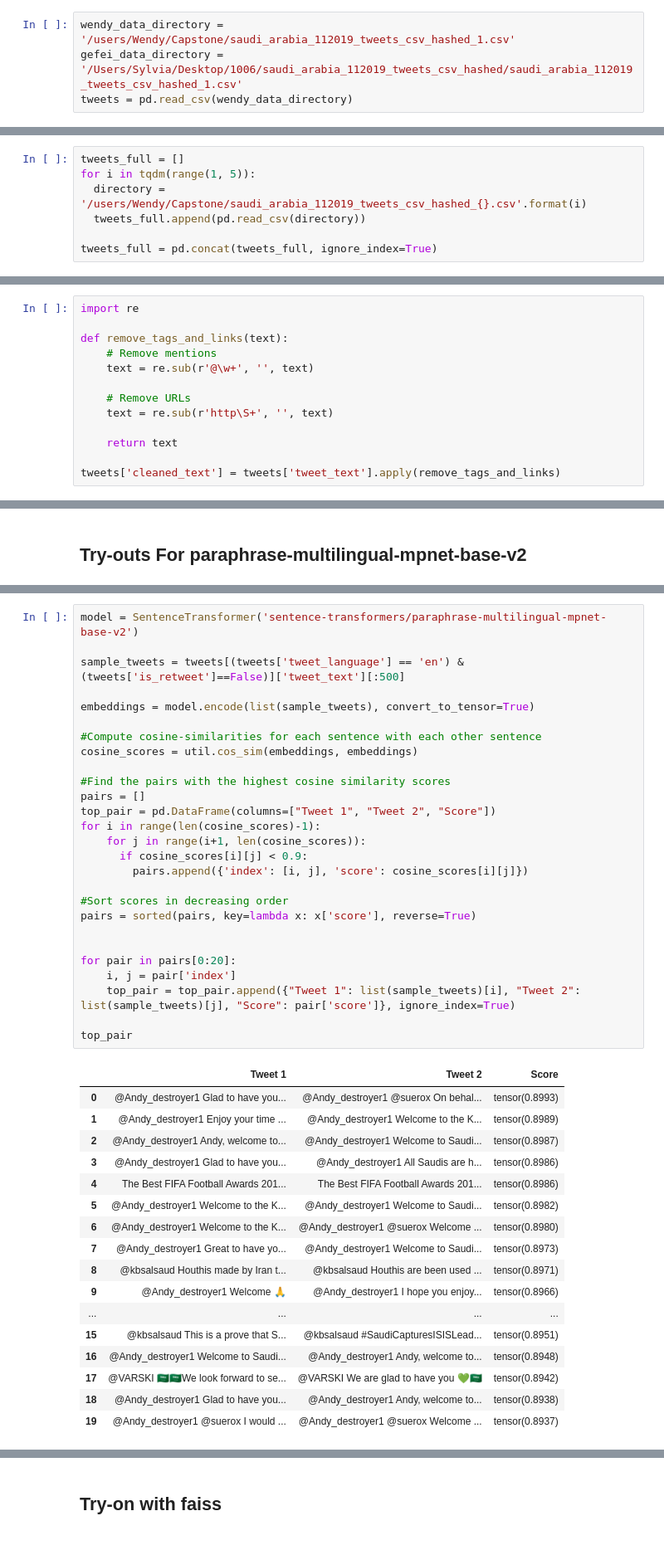
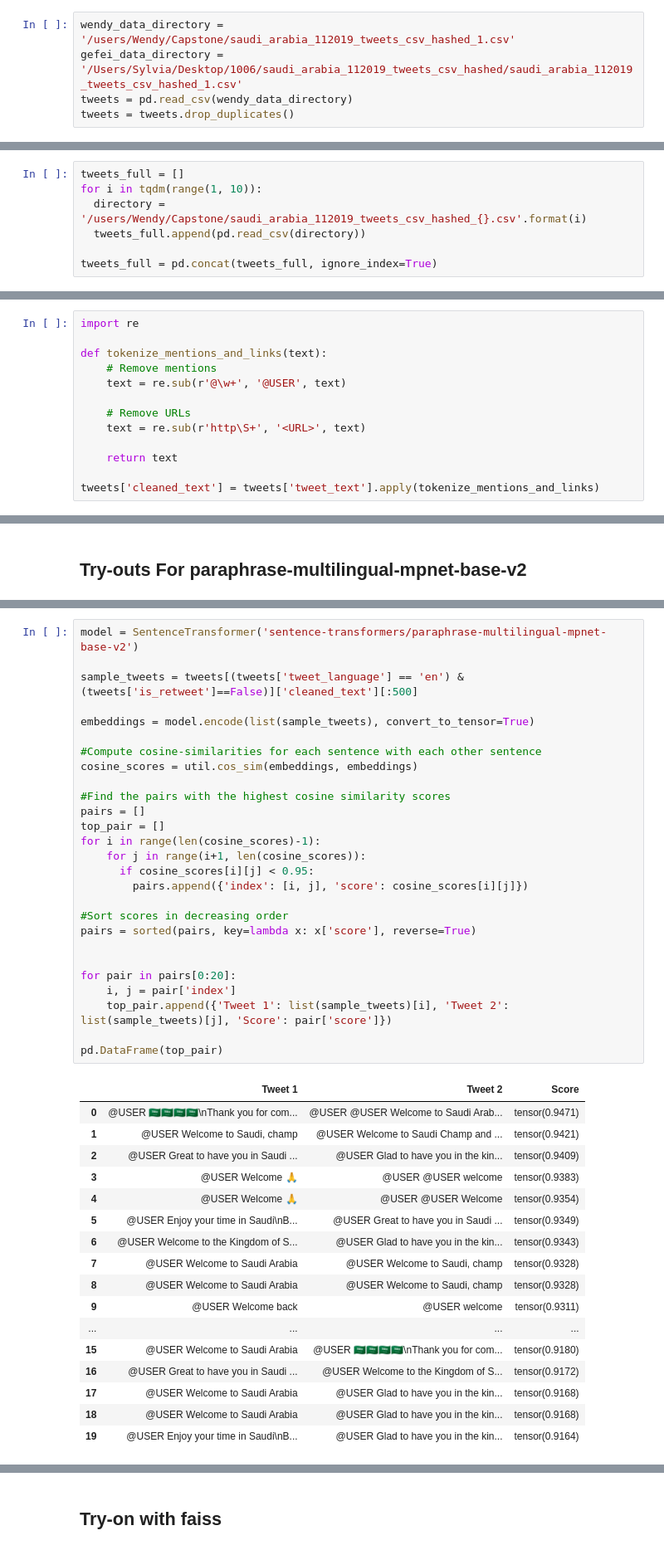
Before and after one commit to zhouhanc/capstone-topic-discovery, a Jupyter notebook: Code.ipynb, the cells around one changed output, grey strips where cells are left out. Shown at 83% size. Drawn from its saved outputs; the diff is of its cells as text.

```diff
--- a/Code.ipynb
+++ b/Code.ipynb
@@ -11,6 +11,7 @@ warnings.filterwarnings("ignore", category=FutureWarning)
 wendy_data_directory = '/users/Wendy/Capstone/saudi_arabia_112019_tweets_csv_hashed_1.csv'
 gefei_data_directory = '/Users/Sylvia/Desktop/1006/saudi_arabia_112019_tweets_csv_hashed/saudi_arabia_112019_tweets_csv_hashed_1.csv'
 tweets = pd.read_csv(wendy_data_directory)
+tweets = tweets.drop_duplicates()
 # %%
 tweets.columns
 # %% [output]
@@ -46,7 +47,7 @@ Most frequently used hashtags
 ## EDA
 # %%
 tweets_full = []
-for i in tqdm(range(1, 5)):
+for i in tqdm(range(1, 10)):
   directory = '/users/Wendy/Capstone/saudi_arabia_112019_tweets_csv_hashed_{}.csv'.format(i)
   tweets_full.append(pd.read_csv(directory))
 
@@ -155,13 +213,13 @@ language_count.head(10)
 # %%
 import re
 
-def remove_tags_and_links(text):
+def tokenize_mentions_and_links(text):
     # Remove mentions
-    text = re.sub(r'@\w+', '', text)
+    text = re.sub(r'@\w+', '@USER', text)
 
     # Remove URLs
-    text = re.sub(r'http\S+', '', text)
+    text = re.sub(r'http\S+', '<URL>', text)
 
     return text
 
-tweets['cleaned_text'] = tweets['tweet_text'].apply(remove_tags_and_links)
+tweets['cleaned_text'] = tweets['tweet_text'].apply(tokenize_mentions_and_links)
@@ -263,45 +327,45 @@ Every cloud has a silver lining.                 The grass is always greener on
 # %%
 model = SentenceTransformer('sentence-transformers/paraphrase-multilingual-mpnet-base-v2')
 
-sample_tweets = tweets[(tweets['tweet_language'] == 'en') & (tweets['is_retweet']==False)]['tweet_text'][:500]
+sample_tweets = tweets[(tweets['tweet_language'] == 'en') & (tweets['is_retweet']==False)]['cleaned_text'][:500]
 
 embeddings = model.encode(list(sample_tweets), convert_to_tensor=True)
 
 #Compute cosine-similarities for each sentence with each other sentence
 cosine_scores = util.cos_sim(embeddings, embeddings)
 
 #Find the pairs with the highest cosine similarity scores
 pairs = []
-top_pair = pd.DataFrame(columns=["Tweet 1", "Tweet 2", "Score"])
+top_pair = []
 for i in range(len(cosine_scores)-1):
     for j in range(i+1, len(cosine_scores)):
-      if cosine_scores[i][j] < 0.9:
+      if cosine_scores[i][j] < 0.95:
         pairs.append({'index': [i, j], 'score': cosine_scores[i][j]})
 
 #Sort scores in decreasing order
 pairs = sorted(pairs, key=lambda x: x['score'], reverse=True)
 
 
 for pair in pairs[0:20]:
     i, j = pair['index']
-    top_pair = top_pair.append({"Tweet 1": list(sample_tweets)[i], "Tweet 2": list(sample_tweets)[j], "Score": pair['score']}, ignore_index=True)
+    top_pair.append({'Tweet 1': list(sample_tweets)[i], 'Tweet 2': list(sample_tweets)[j], 'Score': pair['score']})
 
-top_pair
+pd.DataFrame(top_pair)
 # %% [output]
 |  | Tweet 1 | Tweet 2 | Score |
-| 0 | @Andy_destroyer1 Glad to have you... | @Andy_destroyer1 @suerox On behal... | tensor(0.8993) |
-| 1 | @Andy_destroyer1 Enjoy your time ... | @Andy_destroyer1 Welcome to the K... | tensor(0.8989) |
-| 2 | @Andy_destroyer1 Andy, welcome to... | @Andy_destroyer1 Welcome to Saudi... | tensor(0.8987) |
-| 3 | @Andy_destroyer1 Glad to have you... | @Andy_destroyer1 All Saudis are h... | tensor(0.8986) |
-| 4 | The Best FIFA Football Awards 201... | The Best FIFA Football Awards 201... | tensor(0.8986) |
-| 5 | @Andy_destroyer1 Welcome to the K... | @Andy_destroyer1 Welcome to Saudi... | tensor(0.8982) |
-| 6 | @Andy_destroyer1 Welcome to the K... | @Andy_destroyer1 @suerox Welcome ... | tensor(0.8980) |
-| 7 | @Andy_destroyer1 Great to have yo... | @Andy_destroyer1 Welcome to Saudi... | tensor(0.8973) |
-| 8 | @kbsalsaud Houthis made by Iran t... | @kbsalsaud Houthis are been used ... | tensor(0.8971) |
-| 9 | @Andy_destroyer1 Welcome 🙏 | @Andy_destroyer1 I hope you enjoy... | tensor(0.8966) |
+| 0 | @USER 🇸🇦🇸🇦🇸🇦🇸🇦\nThank you for com... | @USER @USER Welcome to Saudi Arab... | tensor(0.9471) |
+| 1 | @USER Welcome to Saudi, champ | @USER Welcome to Saudi Champ and ... | tensor(0.9421) |
+| 2 | @USER Great to have you in Saudi ... | @USER Glad to have you in the kin... | tensor(0.9409) |
+| 3 | @USER Welcome 🙏 | @USER @USER welcome | tensor(0.9383) |
+| 4 | @USER Welcome 🙏 | @USER @USER Welcome | tensor(0.9354) |
+| 5 | @USER Enjoy your time in Saudi\nB... | @USER Great to have you in Saudi ... | tensor(0.9349) |
+| 6 | @USER Welcome to the Kingdom of S... | @USER Glad to have you in the kin... | tensor(0.9343) |
+| 7 | @USER Welcome to Saudi Arabia | @USER Welcome to Saudi, champ | tensor(0.9328) |
+| 8 | @USER Welcome to Saudi Arabia | @USER Welcome to Saudi, champ | tensor(0.9328) |
+| 9 | @USER Welcome back | @USER welcome | tensor(0.9311) |
 | ... | ... | ... | ... |
-| 15 | @kbsalsaud This is a prove that S... | @kbsalsaud #SaudiCapturesISISLead... | tensor(0.8951) |
-| 16 | @Andy_destroyer1 Welcome to Saudi... | @Andy_destroyer1 Andy, welcome to... | tensor(0.8948) |
-| 17 | @VARSKI 🇸🇦🇸🇦We look forward to se... | @VARSKI We are glad to have you 💚🇸🇦 | tensor(0.8942) |
-| 18 | @Andy_destroyer1 Glad to have you... | @Andy_destroyer1 Andy, welcome to... | tensor(0.8938) |
-| 19 | @Andy_destroyer1 @suerox I would ... | @Andy_destroyer1 @suerox Welcome ... | tensor(0.8937) |
+| 15 | @USER Welcome to Saudi Arabia | @USER 🇸🇦🇸🇦🇸🇦🇸🇦\nThank you for com... | tensor(0.9180) |
+| 16 | @USER Great to have you in Saudi ... | @USER Welcome to the Kingdom of S... | tensor(0.9172) |
+| 17 | @USER Welcome to Saudi Arabia | @USER Glad to have you in the kin... | tensor(0.9168) |
+| 18 | @USER Welcome to Saudi Arabia | @USER Glad to have you in the kin... | tensor(0.9168) |
+| 19 | @USER Enjoy your time in Saudi\nB... | @USER Glad to have you in the kin... | tensor(0.9164) |
```
Also changed, not shown: parts of 24 cells of this notebook.
